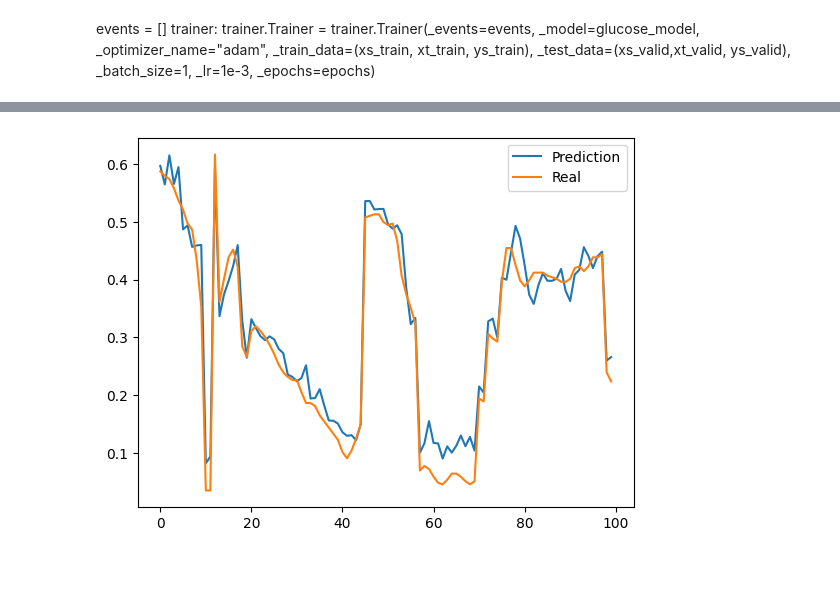
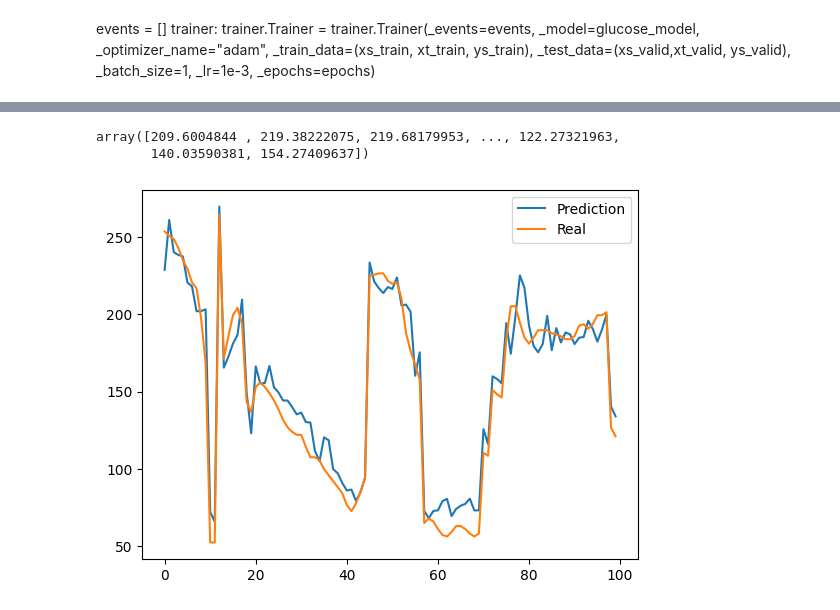
Before and after one commit to robcbean/cgmphasedlstm, a Jupyter notebook: train_model_30_minutes.ipynb, the cells around one changed output, grey strips where cells are left out. Drawn from its saved outputs; the diff is of its cells as text; code cells hidden in the pictures; blank space fills up the shorter version.

```diff
--- a/train_model_30_minutes.ipynb
+++ b/train_model_30_minutes.ipynb
@@ -119,10 +109,15 @@ plt.hist(np.array(y_pred)-np.array(y_real))
+# %%
+loader.scaler.inverse_transform_value(y_pred)
+# %% [output]
+array([209.6004844 , 219.38222075, 219.68179953, ..., 122.27321963,
+       140.03590381, 154.27409637])
 # %%
 start = 1075
 n_dif = 100
 stop = start + n_dif
-plt.plot(y_pred[start:stop],label="Prediction")
-plt.plot(y_real[start:stop],label="Real")
+plt.plot(loader.scaler.inverse_transform_value(y_pred[start:stop]),label="Prediction")
+plt.plot(loader.scaler.inverse_transform_value(y_real[start:stop]),label="Real")
 plt.legend()
 plt.show()
 # %% [output]
-[figure, old version]
+[figure, new version]
```
Also changed, not shown: parts of 3 cells of this notebook, 6 other files.
